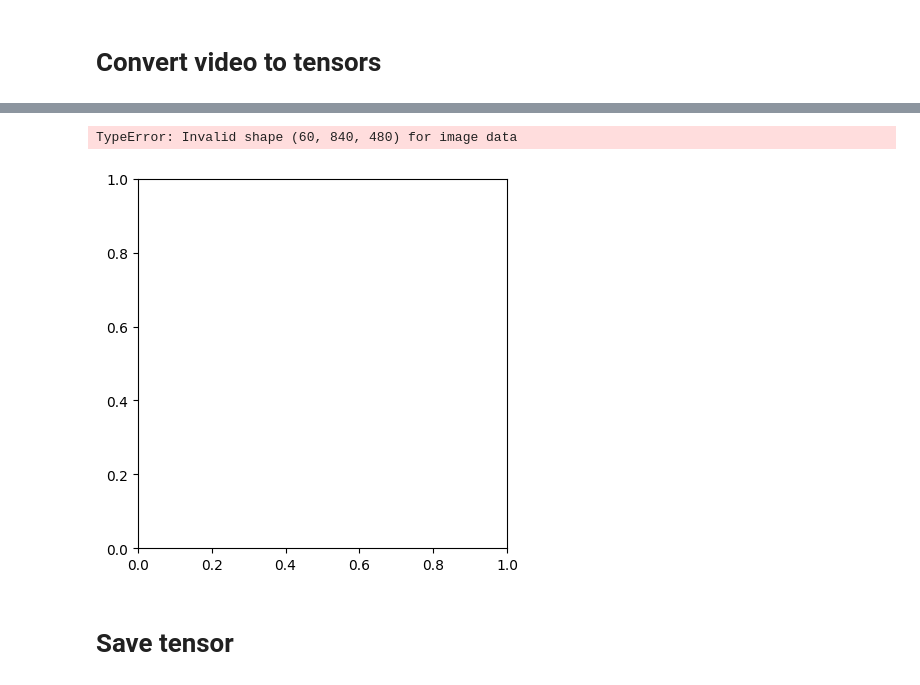
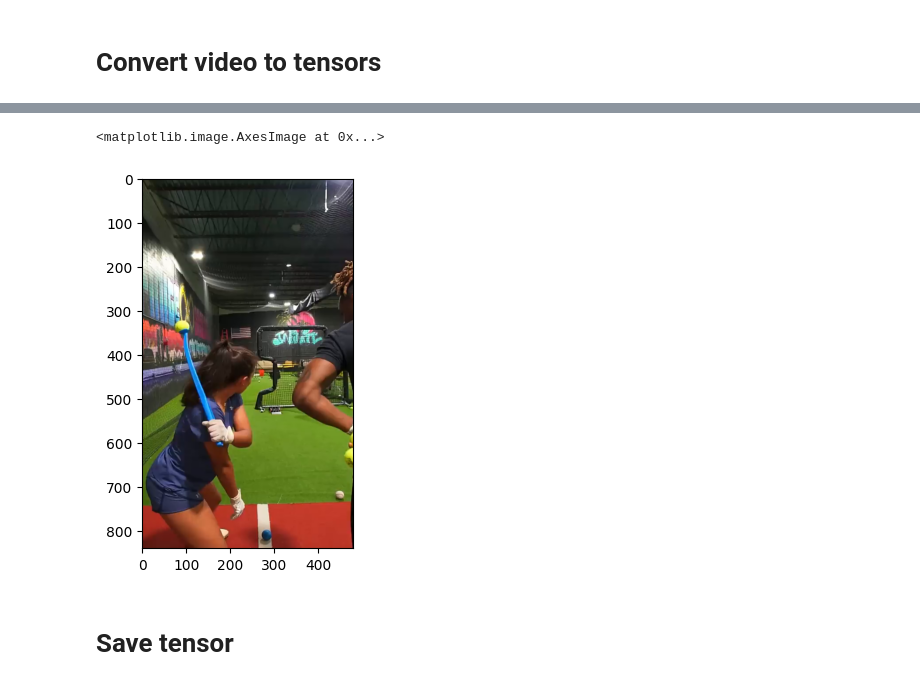
Before and after one commit to knightstark7/XAI-4-YoutubeEngagement, a Jupyter notebook: prepare_data.ipynb, the cells around one changed output, grey strips where cells are left out. Saved outputs shown, nothing was run; the diff lists cells and outputs as text; code cells hidden in the pictures.

```diff
--- a/prepare_data.ipynb
+++ b/prepare_data.ipynb
@@ -254,15 +254,15 @@ Frames shape: (3, 60, 840, 480)
 Audio shape: (120000, 2)
 # %%
-plt.imshow(frames[-1])
+plt.imshow(frames[0])
 
 # import sounddevice as sd # remember to install libportaudio2
 # audio_samples = audio_samples / np.max(np.abs(audio_samples))
 # print("Playing audio...")
 # sd.play(audio_samples, samplerate=AUDIO_FPS)
 # sd.wait()
 # %% [output]
-TypeError: Invalid shape (60, 840, 480) for image data
+<matplotlib.image.AxesImage at 0x...>
-[figure, old version]
+[figure, new version]
 # %% [markdown]
 # Save tensor
 # %%
```
Also changed, not shown: parts of 7 cells of this notebook.
